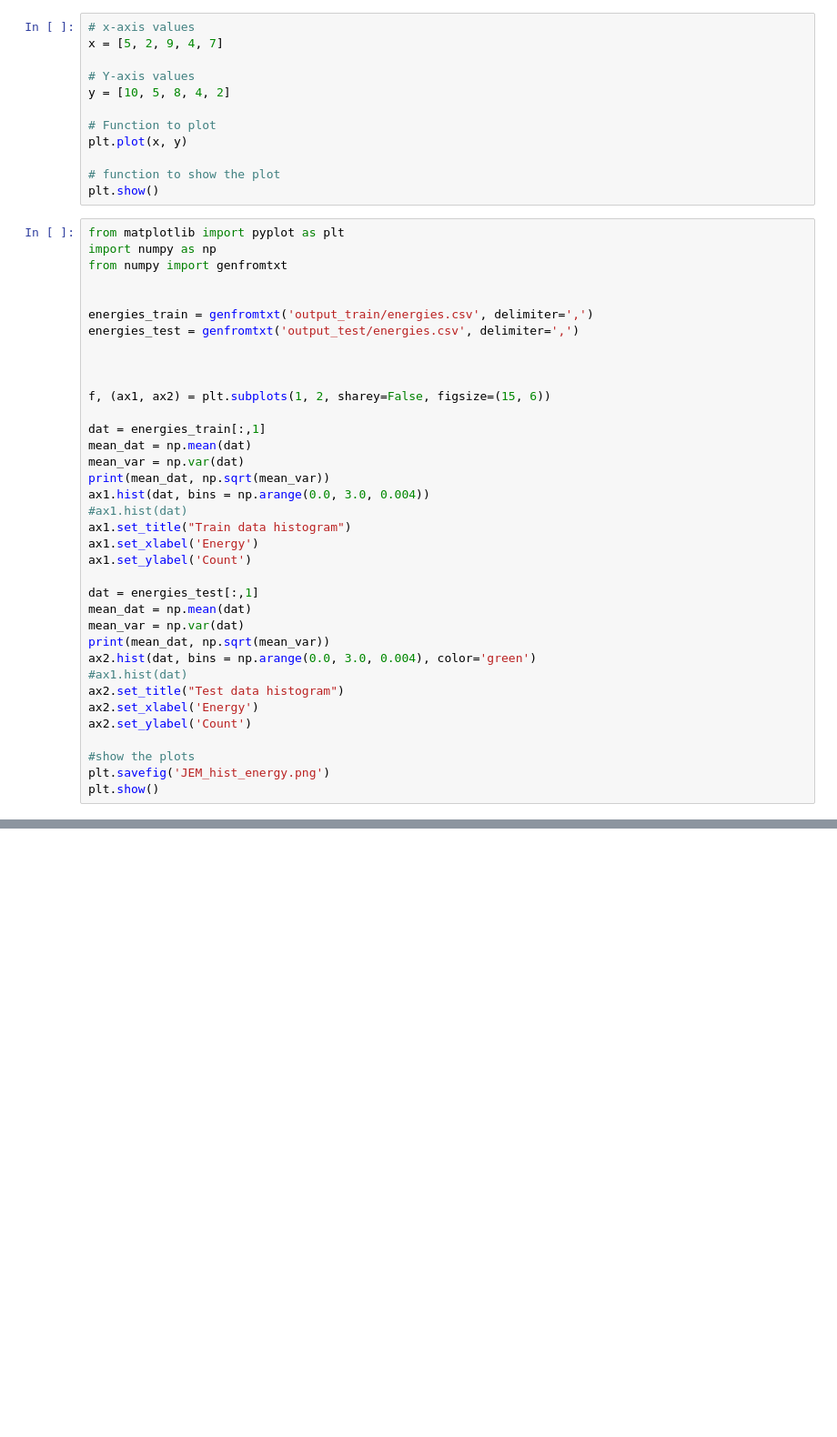
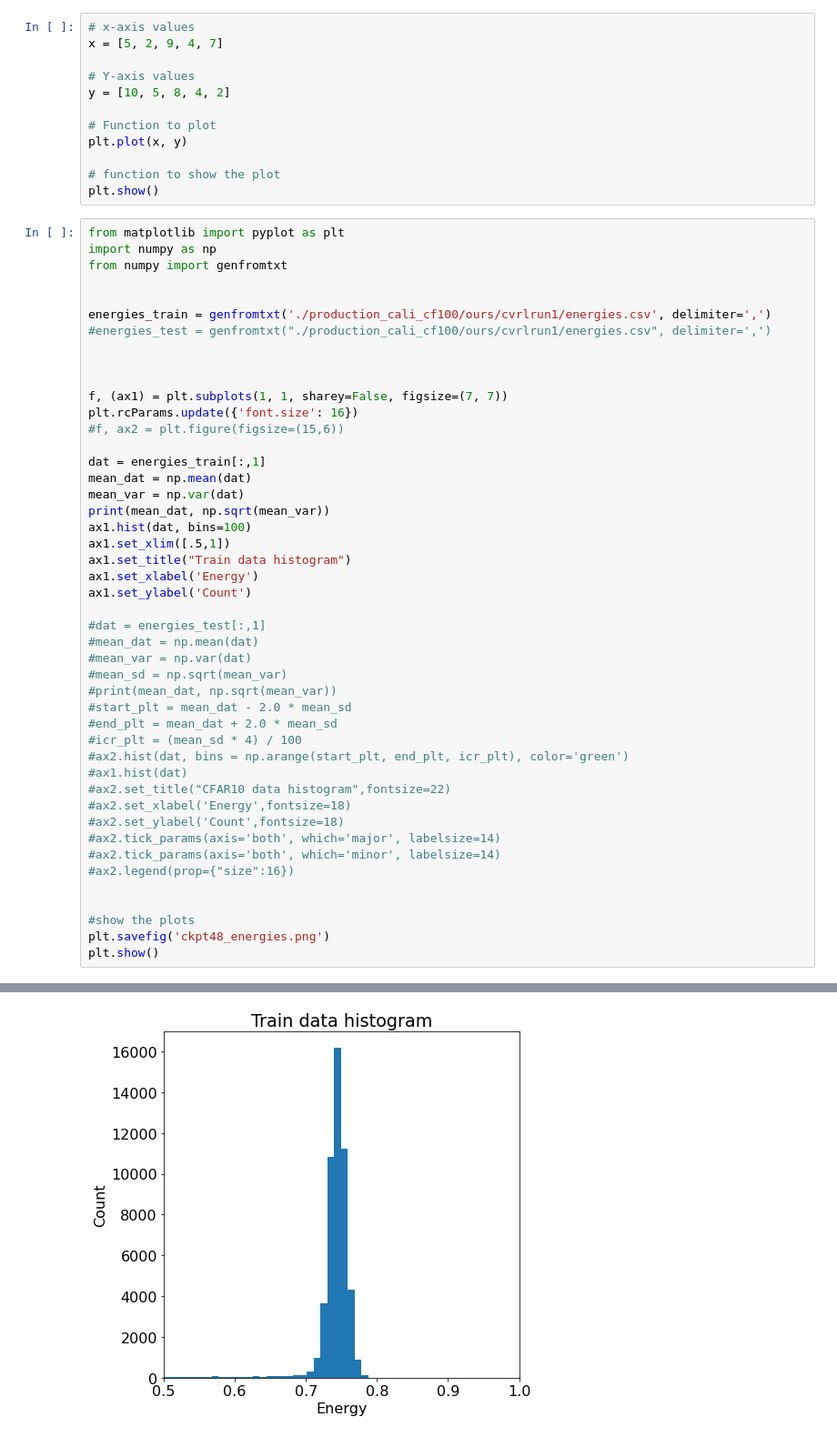
Before and after one commit to Crane-Stat-Analysis-Measurement-of-NN/JEM, a Jupyter notebook: nb_eval.ipynb, the cells around one changed output, grey strips where cells are left out. Shown at 91% size. Saved outputs shown, nothing was run; the diff lists cells and outputs as text; blank space fills up the shorter version.

```diff
--- a/nb_eval.ipynb
+++ b/nb_eval.ipynb
@@ -532,34 +793,44 @@ import numpy as np
 from numpy import genfromtxt
 
 
-energies_train = genfromtxt('output_train/energies.csv', delimiter=',')
-energies_test = genfromtxt('output_test/energies.csv', delimiter=',')
+energies_train = genfromtxt('./production_cali_cf100/ours/cvrlrun1/energies.csv', delimiter=',')
+#energies_test = genfromtxt("./production_cali_cf100/ours/cvrlrun1/energies.csv", delimiter=',')
 
 
 
-f, (ax1, ax2) = plt.subplots(1, 2, sharey=False, figsize=(15, 6))
+f, (ax1) = plt.subplots(1, 1, sharey=False, figsize=(7, 7))
+plt.rcParams.update({'font.size': 16})
+#f, ax2 = plt.figure(figsize=(15,6))
 
 dat = energies_train[:,1]
 mean_dat = np.mean(dat)
 mean_var = np.var(dat)
 print(mean_dat, np.sqrt(mean_var))
-ax1.hist(dat, bins = np.arange(0.0, 3.0, 0.004))
-#ax1.hist(dat)
+ax1.hist(dat, bins=100)
+ax1.set_xlim([.5,1])
 ax1.set_title("Train data histogram")
 ax1.set_xlabel('Energy')
 ax1.set_ylabel('Count')
 
-dat = energies_test[:,1]
-mean_dat = np.mean(dat)
-mean_var = np.var(dat)
-print(mean_dat, np.sqrt(mean_var))
-ax2.hist(dat, bins = np.arange(0.0, 3.0, 0.004), color='green')
+#dat = energies_test[:,1]
+#mean_dat = np.mean(dat)
+#mean_var = np.var(dat)
+#mean_sd = np.sqrt(mean_var)
+#print(mean_dat, np.sqrt(mean_var))
+#start_plt = mean_dat - 2.0 * mean_sd
+#end_plt = mean_dat + 2.0 * mean_sd
+#icr_plt = (mean_sd * 4) / 100
+#ax2.hist(dat, bins = np.arange(start_plt, end_plt, icr_plt), color='green')
 #ax1.hist(dat)
-ax2.set_title("Test data histogram")
-ax2.set_xlabel('Energy')
-ax2.set_ylabel('Count')
+#ax2.set_title("CFAR10 data histogram",fontsize=22)
+#ax2.set_xlabel('Energy',fontsize=18)
+#ax2.set_ylabel('Count',fontsize=18)
+#ax2.tick_params(axis='both', which='major', labelsize=14)
+#ax2.tick_params(axis='both', which='minor', labelsize=14)
+#ax2.legend(prop={"size":16})
+
 
 #show the plots
-plt.savefig('JEM_hist_energy.png')
+plt.savefig('ckpt48_energies.png')
 plt.show()
 # %% [output]
@@ -566,0 +838 @@ OSError: output_train/energies.csv not found.
+[figure, added]
```
Also changed, not shown: parts of 18 cells of this notebook, 23 other files.
